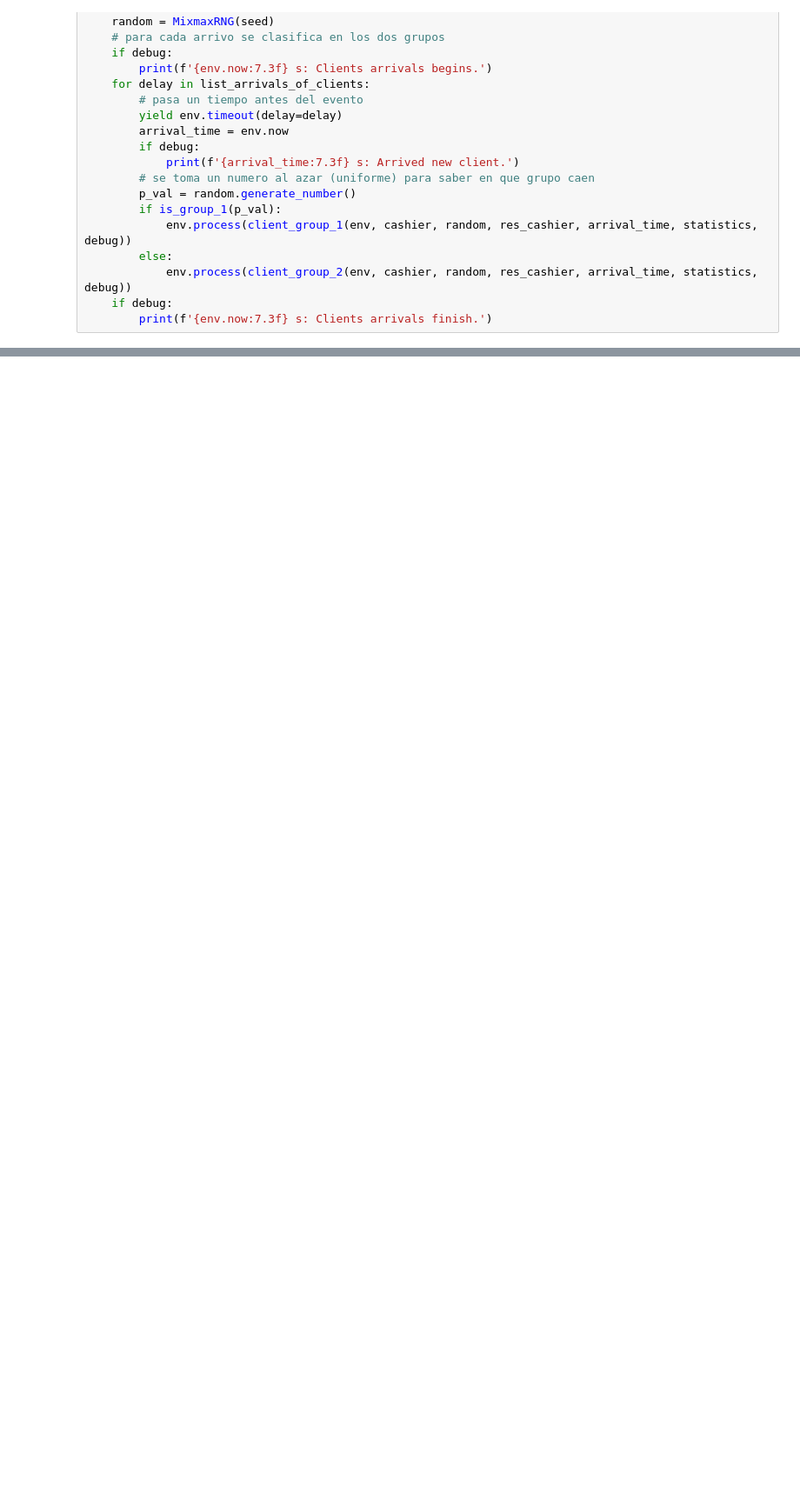
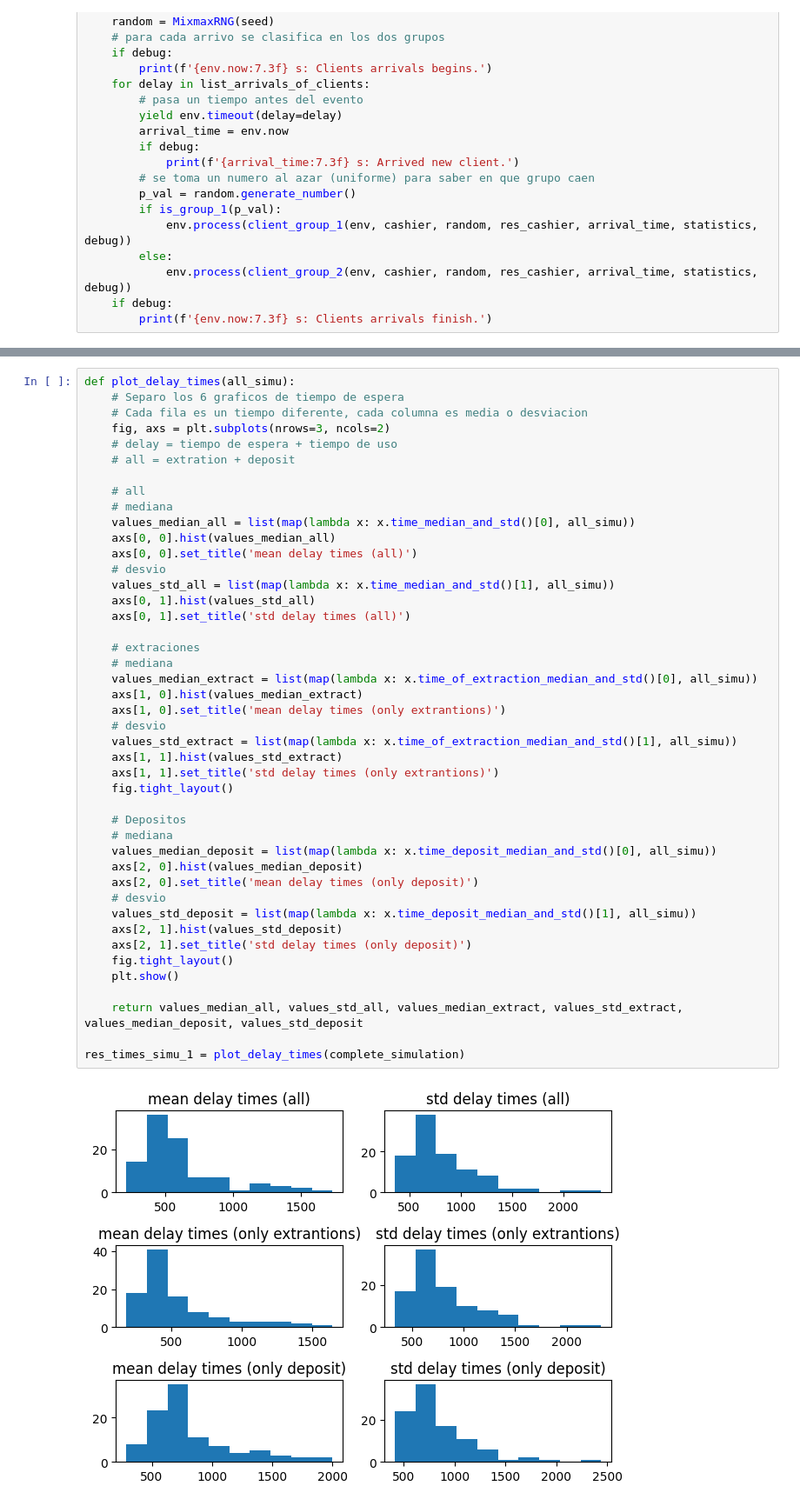
Before and after one commit to MartinCohen98/simulacion_tp1_grupo2_1c2024, a Jupyter notebook: Ejercicio2_TP2.ipynb, the cells around one changed output, grey strips where cells are left out. Shown: that part at 87% size. Drawn from its saved outputs; the diff is of its cells as text; blank space fills up the shorter version.

```diff
--- a/Ejercicio2_TP2.ipynb
+++ b/Ejercicio2_TP2.ipynb
@@ -324,0 +336,46 @@ Failure extraction proportion:  [0, 0, 0, 0, 0, 0, 0, 0, 0, 0]
+# %%
+def plot_delay_times(all_simu):
+    # Separo los 6 graficos de tiempo de espera
+    # Cada fila es un tiempo diferente, cada columna es media o desviacion
+    fig, axs = plt.subplots(nrows=3, ncols=2)
+    # delay = tiempo de espera + tiempo de uso
+    # all = extration + deposit
+
+    # all
+    # mediana
+    values_median_all = list(map(lambda x: x.time_median_and_std()[0], all_simu))
+    axs[0, 0].hist(values_median_all)
+    axs[0, 0].set_title('mean delay times (all)')
+    # desvio
+    values_std_all = list(map(lambda x: x.time_median_and_std()[1], all_simu))
+    axs[0, 1].hist(values_std_all)
+    axs[0, 1].set_title('std delay times (all)')
+
+    # extraciones
+    # mediana
+    values_median_extract = list(map(lambda x: x.time_of_extraction_median_and_std()[0], all_simu))
+    axs[1, 0].hist(values_median_extract)
+    axs[1, 0].set_title('mean delay times (only extrantions)')
+    # desvio
+    values_std_extract = list(map(lambda x: x.time_of_extraction_median_and_std()[1], all_simu))
+    axs[1, 1].hist(values_std_extract)
+    axs[1, 1].set_title('std delay times (only extrantions)')
+    fig.tight_layout()
+
+    # Depositos
+    # mediana
+    values_median_deposit = list(map(lambda x: x.time_deposit_median_and_std()[0], all_simu))
+    axs[2, 0].hist(values_median_deposit)
+    axs[2, 0].set_title('mean delay times (only deposit)')
+    # desvio
+    values_std_deposit = list(map(lambda x: x.time_deposit_median_and_std()[1], all_simu))
+    axs[2, 1].hist(values_std_deposit)
+    axs[2, 1].set_title('std delay times (only deposit)')
+    fig.tight_layout()
+    plt.show()
+
+    return values_median_all, values_std_all, values_median_extract, values_std_extract, values_median_deposit, values_std_deposit
+
+res_times_simu_1 = plot_delay_times(complete_simulation)
+# %% [output]
+[figure, added]
```
Also changed, not shown: parts of 12 cells of this notebook.
